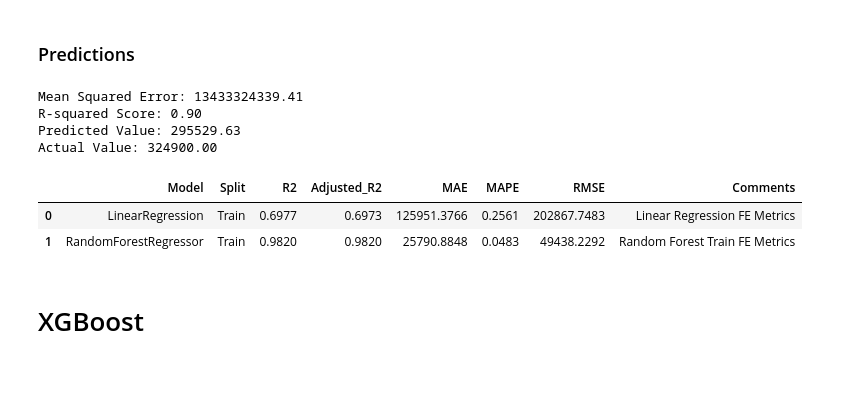
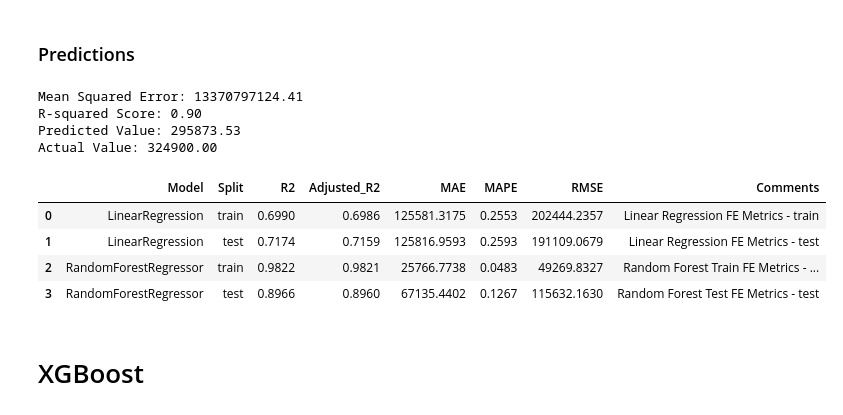
Before and after one commit to sheetansh/IronKaggle_DSML, a Jupyter notebook: Ironkaggle_FeatureEngineering.ipynb, the cells around one changed output. Drawn from its saved outputs; the diff is of its cells as text; code cells hidden in the pictures; blank space fills up the shorter version.

```diff
--- a/Ironkaggle_FeatureEngineering.ipynb
+++ b/Ironkaggle_FeatureEngineering.ipynb
@@ -310,7 +310,7 @@ dataset_alt["was_renovated"] = (dataset_alt["yr_renovated"] > 0) & (dataset_alt[
 
 print(f"\nData Type of columns :\n{dataset_alt.dtypes}")
 
-Cleaned_Dataset = dataset_alt.drop(columns = ["date", "id", "yr_renovated"])
+Cleaned_Dataset = dataset_alt.drop(columns = ["date", "id"]) # yr_built, year_sold
 Cleaned_Dataset.info()
 print(f"\nColumn Names : {Cleaned_Dataset.columns.tolist()}")
 Cleaned_Dataset.to_csv("king_country_houses_fe.csv", index=False)
@@ -434,7 +434,8 @@ for feat, coef in feature_importance:
 
 metrics_df = create_metrics_df()
 
-metrics_df = add_new_metrics(metrics_df,LinReg, X_train, y_train, split="Train", comments="Linear Regression FE Metrics")
+metrics_df = add_new_metrics(metrics_df,LinReg, X_train, y_train, split="train", comments="Linear Regression FE Metrics - train")
+metrics_df = add_new_metrics(metrics_df,LinReg, X_test, y_test, split="test", comments="Linear Regression FE Metrics - test")
 
 metrics_df
 # %% [output]
@@ -497,30 +499,33 @@ RandomForestRegressor(n_estimators=110, random_state=13)
 # %%
 y_pred = rf_regressor.predict(X_test)
 
 mse = mean_squared_error(y_test, y_pred)
 r2 = r2_score(y_test, y_pred)
 
 print(f"Mean Squared Error: {mse:.2f}")
 print(f"R-squared Score: {r2:.2f}")
 
 single_data = X_test.iloc[0].values.reshape(1, -1)
 predicted_value = rf_regressor.predict(single_data)
 print(f"Predicted Value: {predicted_value[0]:.2f}")
 print(f"Actual Value: {y_test.iloc[0]:.2f}")
 
 
 
-metrics_df = add_new_metrics(metrics_df, rf_regressor, X_train, y_train, split="Train", comments="Random Forest Train FE Metrics")
+metrics_df = add_new_metrics(metrics_df, rf_regressor, X_train, y_train, split="train", comments="Random Forest Train FE Metrics - train")
+metrics_df = add_new_metrics(metrics_df,rf_regressor, X_test, y_test, split="test", comments="Random Forest Test FE Metrics - test")
 
 metrics_df
 # %% [output]
-Mean Squared Error: 13433324339.41
+Mean Squared Error: 13370797124.41
 R-squared Score: 0.90
-Predicted Value: 295529.63
+Predicted Value: 295873.53
 Actual Value: 324900.00
 |  | Model | Split | R2 | Adjusted_R2 | MAE | MAPE | RMSE | Comments |
-| 0 | LinearRegression | Train | 0.6977 | 0.6973 | 125951.3766 | 0.2561 | 202867.7483 | Linear Regression FE Metrics |
-| 1 | RandomForestRegressor | Train | 0.9820 | 0.9820 | 25790.8848 | 0.0483 | 49438.2292 | Random Forest Train FE Metrics |
+| 0 | LinearRegression | train | 0.6990 | 0.6986 | 125581.3175 | 0.2553 | 202444.2357 | Linear Regression FE Metrics - train |
+| 1 | LinearRegression | test | 0.7174 | 0.7159 | 125816.9593 | 0.2593 | 191109.0679 | Linear Regression FE Metrics - test |
+| 2 | RandomForestRegressor | train | 0.9822 | 0.9821 | 25766.7738 | 0.0483 | 49269.8327 | Random Forest Train FE Metrics - ... |
+| 3 | RandomForestRegressor | test | 0.8966 | 0.8960 | 67135.4402 | 0.1267 | 115632.1630 | Random Forest Test FE Metrics - test |
 # %% [markdown]
 # XGBoost
 # %%
```
Also changed, not shown: parts of 6 cells of this notebook.
